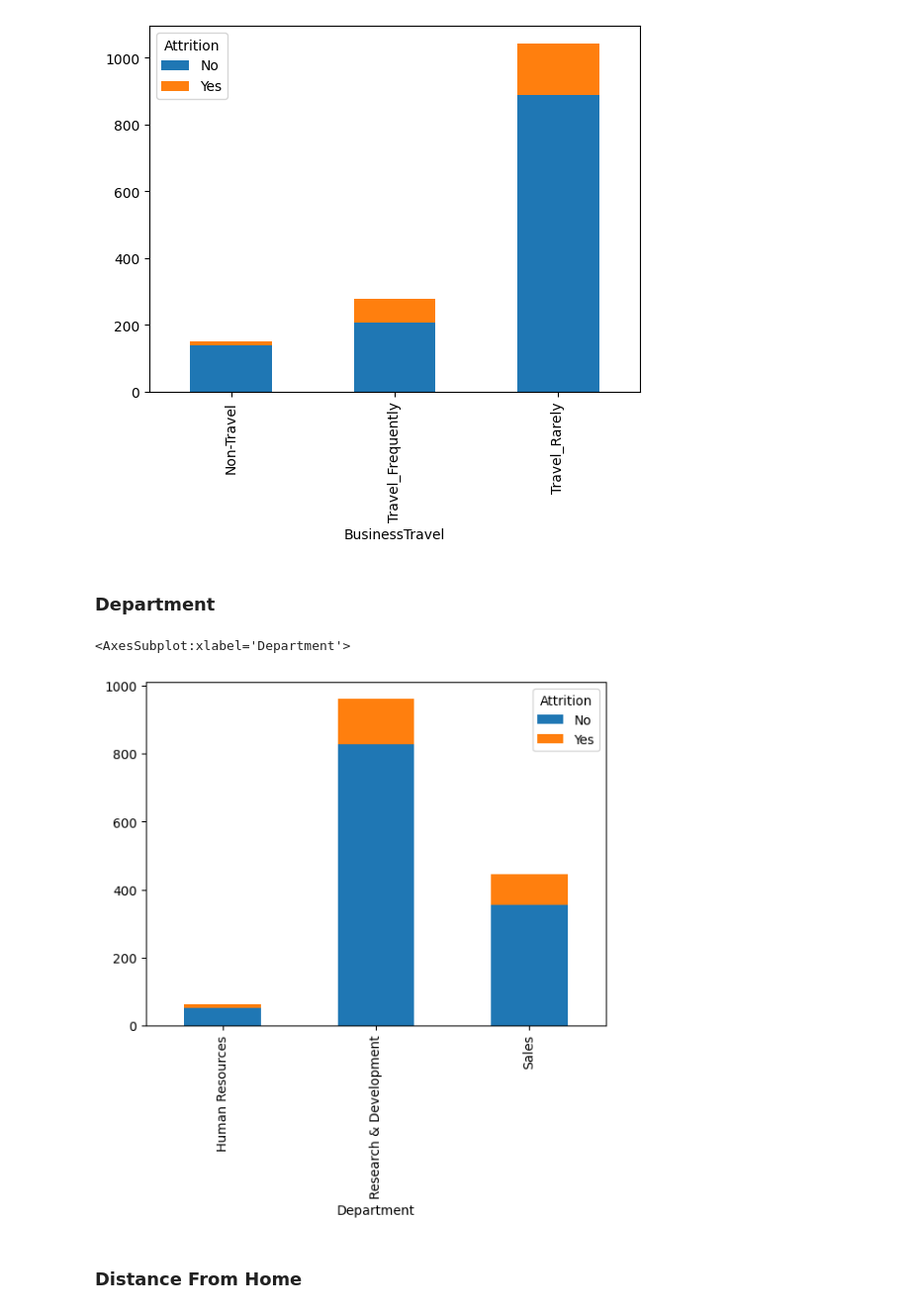
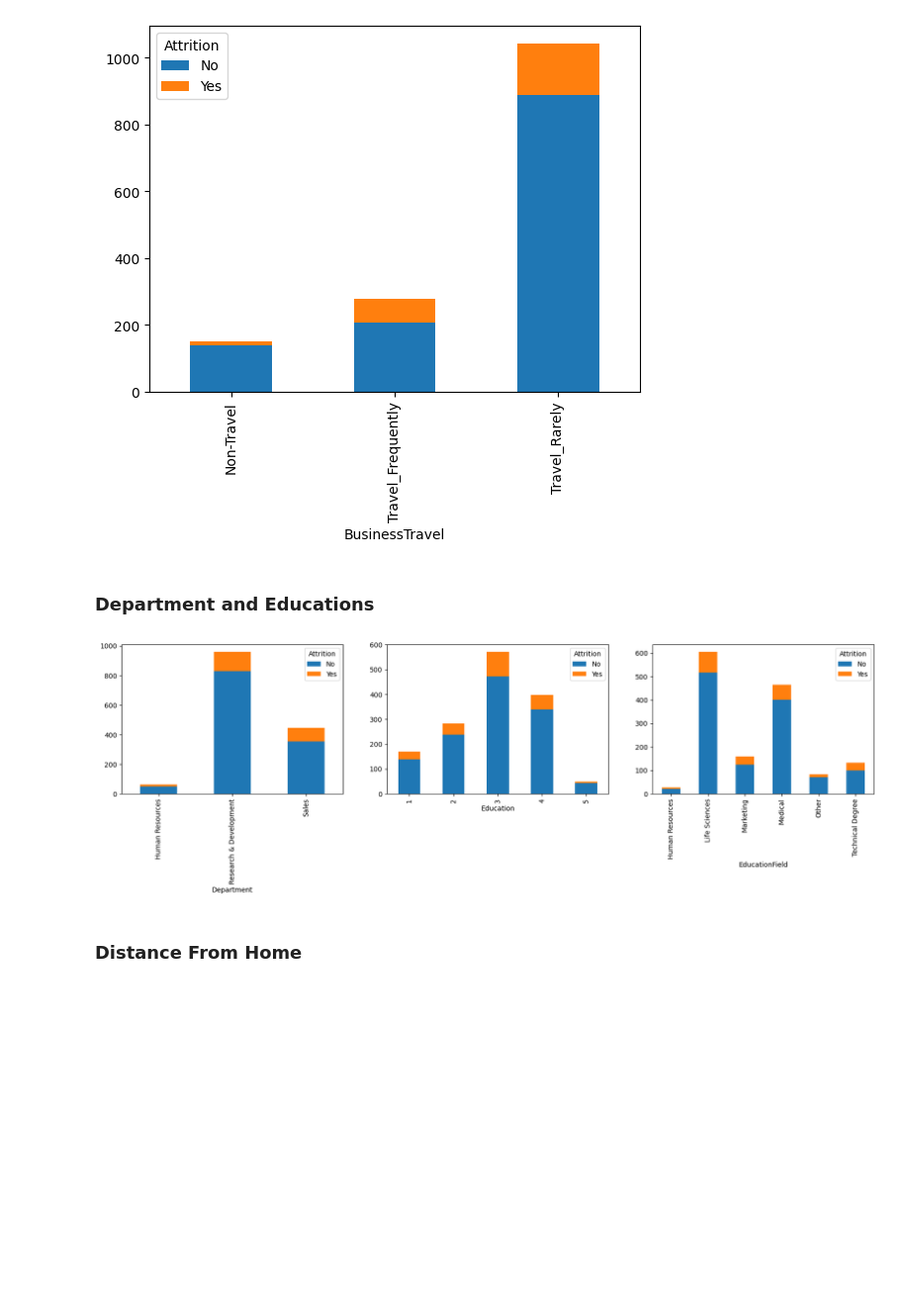
Before and after one commit to ldebele/Employee-Attrition-Prediction, a Jupyter notebook: notebooks/EDA.ipynb, the cells around one changed output. Shown: that part at 99% size. Drawn from its saved outputs; the diff is of its cells as text; code cells hidden in the pictures; blank space fills up the shorter version.

```diff
--- a/notebooks/EDA.ipynb
+++ b/notebooks/EDA.ipynb
@@ -153,0 +146,7 @@ df.groupby(['DailyRate', 'Attrition']).size().unstack().plot(kind='bar');
+# %%
+rating_column = ["DailyRate", "MonthlyRate"]
+
+fig, ax = plt.subplots(figsize=(20, 4), nrows=1, ncols=2)
+
+for i, rate in enumerate(rating_column):
+    sns.countplot(x=rate, data=df, ax=ax[i]);
@@ -153,0 +155,4 @@ df.groupby(['DailyRate', 'Attrition']).size().unstack().plot(kind='bar');
+# %%
+fig, ax = plt.subplots(figsize=(20, 4), ncols=2, nrows=1)
+for i, rate in enumerate(rating_column):
+    df.groupby([rate, 'Attrition']).size().unstack().plot(kind='bar', ax=ax[i]);
@@ -154,3 +163,6 @@ df.groupby(['DailyRate', 'Attrition']).size().unstack().plot(kind='bar');
+# %%
+# drop daily rate and montly rate
+df.drop(columns=rate, inplace=True)
 # %% [markdown]
 ### Business Travel
 # %%
@@ -158,13 +170,17 @@ df.groupby(['BusinessTravel', 'Attrition']).size().unstack().plot(kind='bar', st
 # %% [output]
 [figure]
 # %% [markdown]
-### Department
+### Department and Educations
+# %%
+education_background = ["Department", "Education", "EducationField"]
 # %%
 # Department, Eduction, EductionField
-df.groupby(["Department", "Attrition"]).size().unstack().plot(kind='bar', stacked=True)
+fig, ax = plt.subplots(figsize=(20, 4), ncols=3, nrows=1)
+
+for i, col in enumerate(education_background):
+    df.groupby([col, "Attrition"]).size().unstack().plot(kind='bar', stacked=True, ax=ax[i]);
 # %% [output]
-<AxesSubplot:xlabel='Department'>
-[figure, old version]
+[figure, new version]
 # %% [markdown]
 ### Distance From Home
 # %%
```
Also changed, not shown: parts of 18 cells of this notebook, 7 other files.
